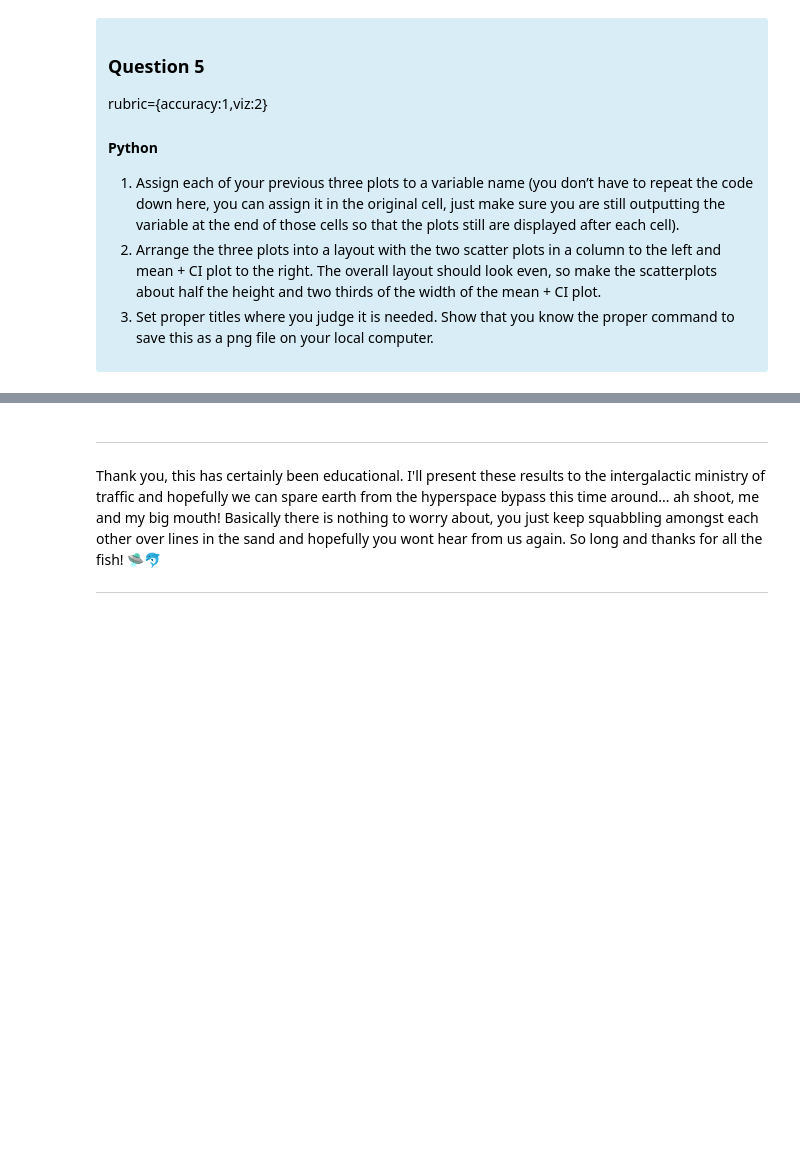
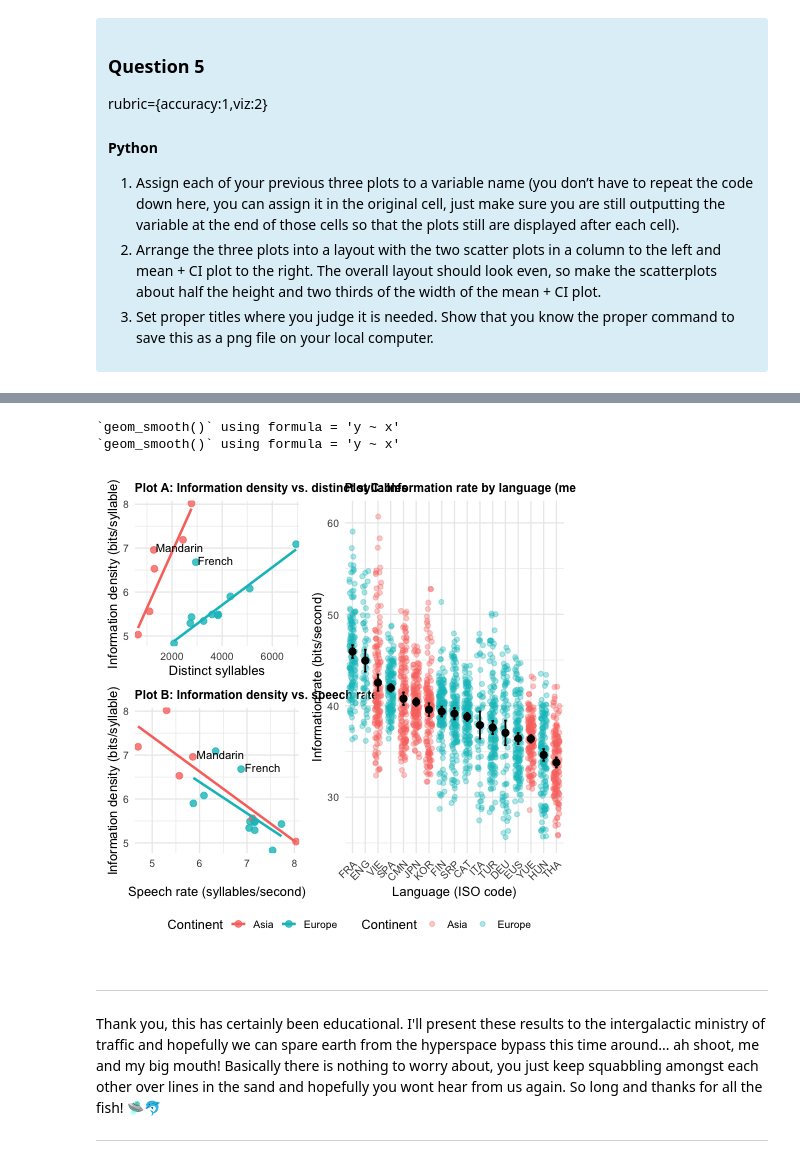
Before and after one commit to ChoWingDev/MDS-2025-26-Data_550_lab4_chowin01, a Jupyter notebook: lab4-Python.ipynb, the cells around one changed output, grey strips where cells are left out. Saved outputs shown, nothing was run; the diff lists cells and outputs as text; code cells hidden in the pictures; blank space fills up the shorter version.

```diff
--- a/lab4-Python.ipynb
+++ b/lab4-Python.ipynb
@@ -477,6 +687,36 @@ layout
 layout.save("lab4_plots.png", scale_factor=2)
 # %% [output]
 [interactive output not drawn]
+# %%
+%%R
+
+library(ggplot2)
+library(patchwork)
+
+plot_a <- plot_a +
+  labs(title = "Plot A: Information density vs. distinct syllables") +
+  theme(plot.title = element_text(size = 12, face = "bold"))
+
+plot_b <- plot_b +
+  labs(title = "Plot B: Information density vs. speech rate") +
+  theme(plot.title = element_text(size = 12, face = "bold"))
+
+plot_c <- plot_c +
+  labs(title = "Plot C: Information rate by language (mean ± 95% CI)") +
+  theme(plot.title = element_text(size = 12, face = "bold"))
+
+layout <- (plot_a / plot_b) | plot_c
+layout <- layout +
+  plot_layout(widths = c(3, 4), guides = "collect") &
+  theme(legend.position = "bottom")
+
+layout
+
+ggsave("lab4_plots.png", plot = layout, width = 16, height = 7, dpi = 300)
+# %% [output]
+`geom_smooth()` using formula = 'y ~ x'
+`geom_smooth()` using formula = 'y ~ x'
+[figure, added]
 # %% [markdown]
 ---
 
```
Also changed, not shown: parts of 3 cells of this notebook, 1 other file.
